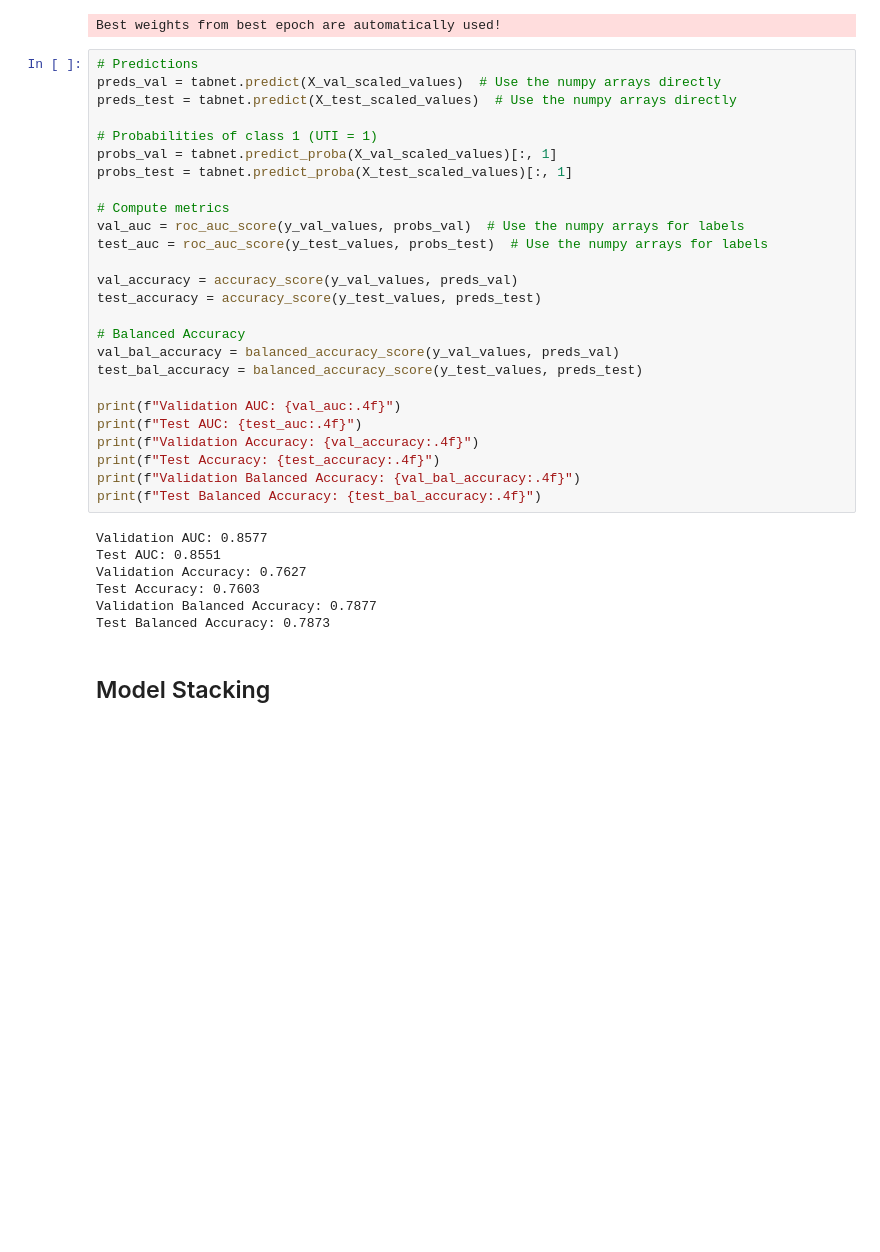
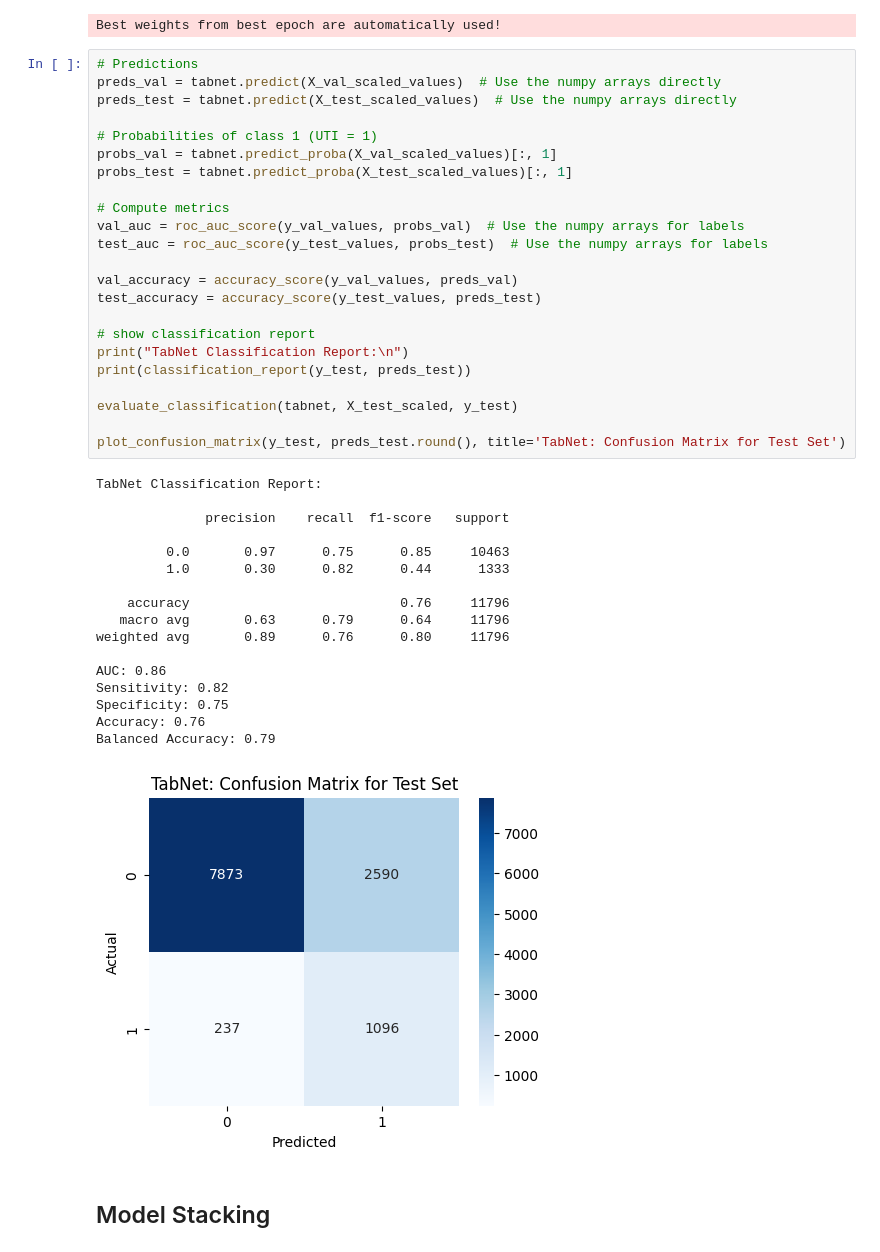
Before and after one commit to jiaminho/RPH-HAC-Prediction, a Jupyter notebook: HAC_Model.ipynb, the cells around one changed output. Cells and saved outputs as stored; diff of their text form; blank space fills up the shorter version.

```diff
--- a/HAC_Model.ipynb
+++ b/HAC_Model.ipynb
@@ -1192,36 +1245,44 @@ Best weights from best epoch are automatically used!
 # %%
 # Predictions
 preds_val = tabnet.predict(X_val_scaled_values)  # Use the numpy arrays directly
 preds_test = tabnet.predict(X_test_scaled_values)  # Use the numpy arrays directly
 
 # Probabilities of class 1 (UTI = 1)
 probs_val = tabnet.predict_proba(X_val_scaled_values)[:, 1]
 probs_test = tabnet.predict_proba(X_test_scaled_values)[:, 1]
 
 # Compute metrics
 val_auc = roc_auc_score(y_val_values, probs_val)  # Use the numpy arrays for labels
 test_auc = roc_auc_score(y_test_values, probs_test)  # Use the numpy arrays for labels
 
 val_accuracy = accuracy_score(y_val_values, preds_val)
 test_accuracy = accuracy_score(y_test_values, preds_test)
 
-# Balanced Accuracy
-val_bal_accuracy = balanced_accuracy_score(y_val_values, preds_val)
-test_bal_accuracy = balanced_accuracy_score(y_test_values, preds_test)
+# show classification report
+print("TabNet Classification Report:\n")
+print(classification_report(y_test, preds_test))
 
-print(f"Validation AUC: {val_auc:.4f}")
-print(f"Test AUC: {test_auc:.4f}")
-print(f"Validation Accuracy: {val_accuracy:.4f}")
-print(f"Test Accuracy: {test_accuracy:.4f}")
-print(f"Validation Balanced Accuracy: {val_bal_accuracy:.4f}")
-print(f"Test Balanced Accuracy: {test_bal_accuracy:.4f}")
+evaluate_classification(tabnet, X_test_scaled, y_test)
+
+plot_confusion_matrix(y_test, preds_test.round(), title='TabNet: Confusion Matrix for Test Set')
 # %% [output]
-Validation AUC: 0.8577
-Test AUC: 0.8551
-Validation Accuracy: 0.7627
-Test Accuracy: 0.7603
-Validation Balanced Accuracy: 0.7877
-Test Balanced Accuracy: 0.7873
+TabNet Classification Report:
+
+              precision    recall  f1-score   support
+
+         0.0       0.97      0.75      0.85     10463
+         1.0       0.30      0.82      0.44      1333
+
+    accuracy                           0.76     11796
+   macro avg       0.63      0.79      0.64     11796
+weighted avg       0.89      0.76      0.80     11796
+
+AUC: 0.86
+Sensitivity: 0.82
+Specificity: 0.75
+Accuracy: 0.76
+Balanced Accuracy: 0.79
+[figure, added]
 # %% [markdown]
 ## Model Stacking
 # %%
```
Also changed, not shown: parts of 20 cells of this notebook.
